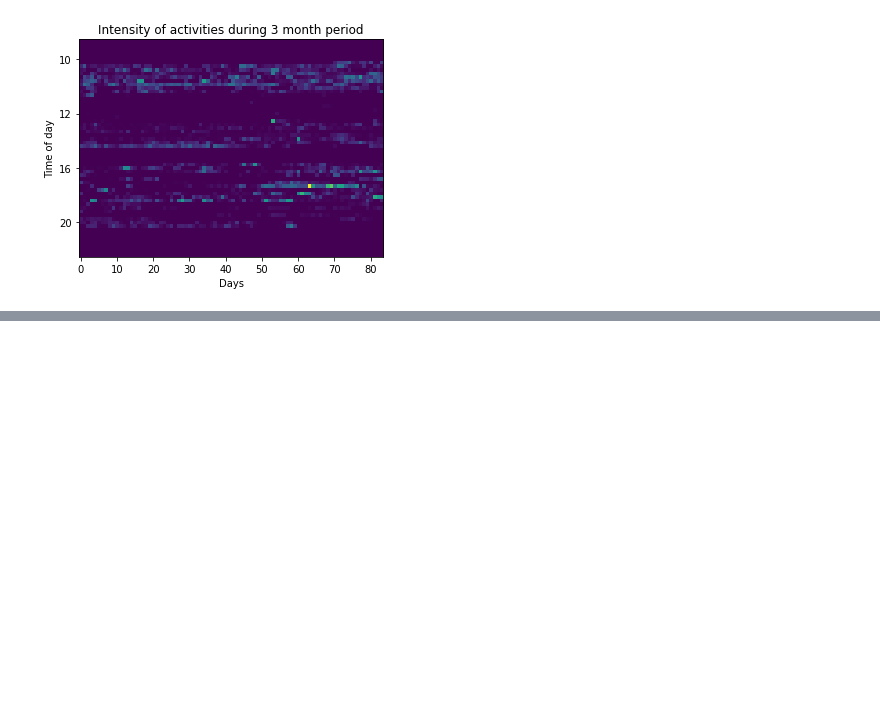
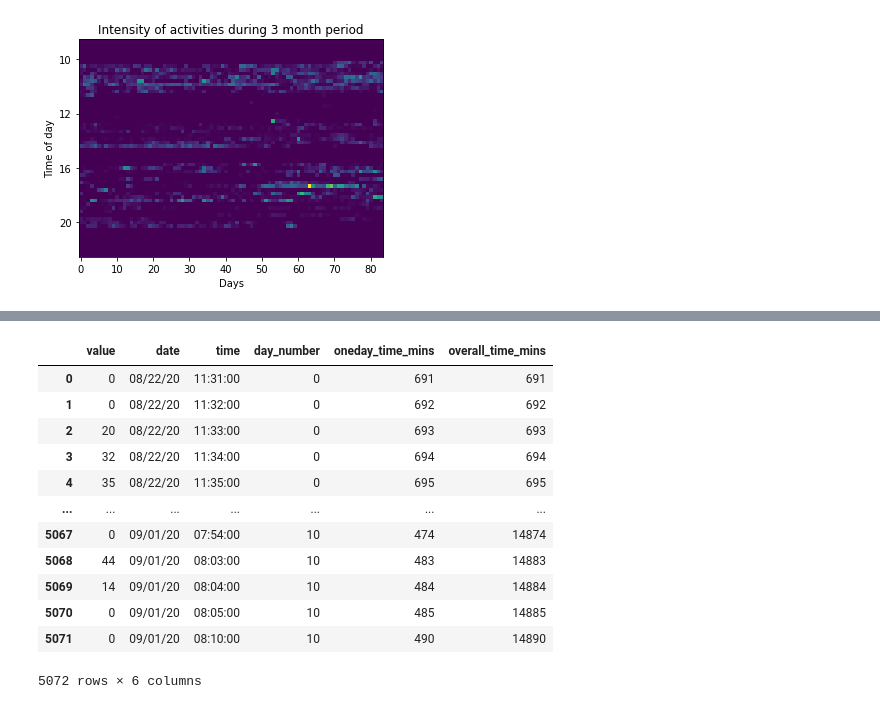
Before and after one commit to inamiotko/HAR_project, a Jupyter notebook: HAR_project.ipynb, the cells around one changed output, grey strips where cells are left out. Cells and saved outputs as stored; diff of their text form; code cells hidden in the pictures; blank space fills up the shorter version.

```diff
--- a/HAR_project.ipynb
+++ b/HAR_project.ipynb
@@ -749,0 +819,18 @@ plt.savefig('img.png')
+# %%
+data = df.drop(["hours","minutes","dateTime"], axis=1)
+# %%
+data
+# %% [output]
+|  | value | date | time | day_number | oneday_time_mins | overall_time_mins |
+| 0 | 0 | 08/22/20 | 11:31:00 | 0 | 691 | 691 |
+| 1 | 0 | 08/22/20 | 11:32:00 | 0 | 692 | 692 |
+| 2 | 20 | 08/22/20 | 11:33:00 | 0 | 693 | 693 |
+| 3 | 32 | 08/22/20 | 11:34:00 | 0 | 694 | 694 |
+| 4 | 35 | 08/22/20 | 11:35:00 | 0 | 695 | 695 |
+| ... | ... | ... | ... | ... | ... | ... |
+| 5067 | 0 | 09/01/20 | 07:54:00 | 10 | 474 | 14874 |
+| 5068 | 44 | 09/01/20 | 08:03:00 | 10 | 483 | 14883 |
+| 5069 | 14 | 09/01/20 | 08:04:00 | 10 | 484 | 14884 |
+| 5070 | 0 | 09/01/20 | 08:05:00 | 10 | 485 | 14885 |
+| 5071 | 0 | 09/01/20 | 08:10:00 | 10 | 490 | 14890 |
+5072 rows × 6 columns
```
Also changed, not shown: parts of 15 cells of this notebook.
